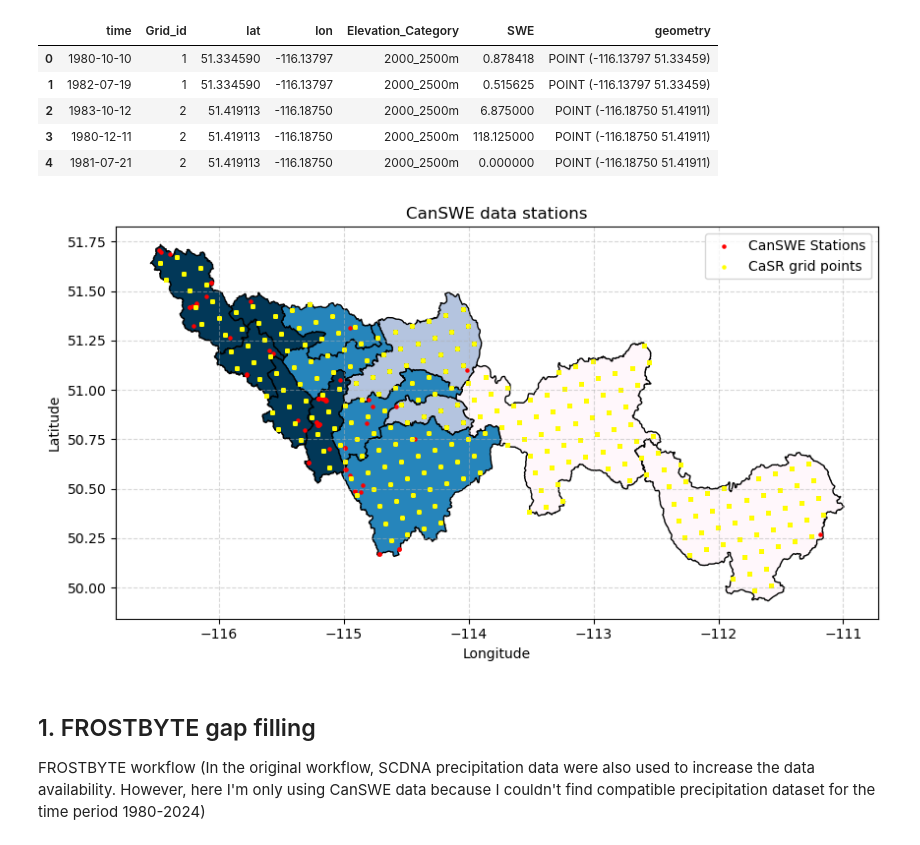
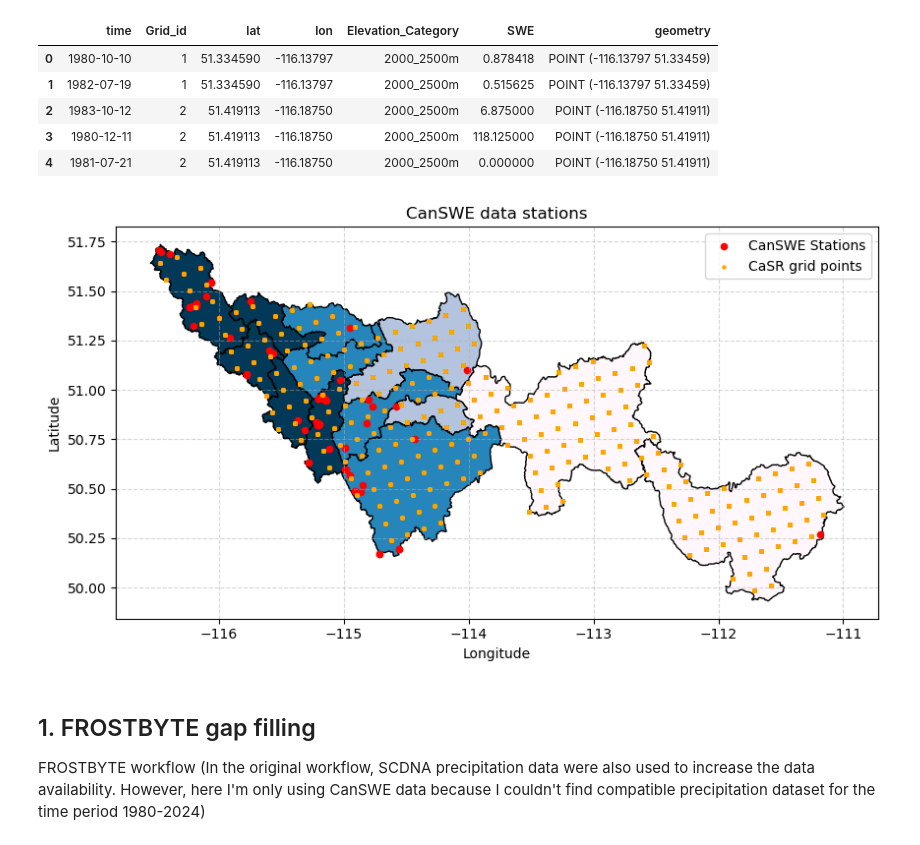
Before and after one commit to hasithajayamaha/snowdroughtindex-main, a Jupyter notebook: notebooks/workflows/0.2_gapfilling_data_preparation_workflow.ipynb, the cells around one changed output. Cells and saved outputs as stored; diff of their text form; code cells hidden in the pictures.

```diff
--- a/notebooks/workflows/0.2_gapfilling_data_preparation_workflow.ipynb
+++ b/notebooks/workflows/0.2_gapfilling_data_preparation_workflow.ipynb
@@ -105,32 +105,32 @@ display(casr_gdf.head())
 # %%
 # Plot Bow basin polygons colored by elevation category
 fig, ax = plt.subplots(figsize=(10, 10))
 
 # Create elevation class column based on 'mean' elevation
 bins = [500, 1000, 1500, 2000, 2500]
 labels = ['500_1000m', '1000_1500m', '1500_2000m', '2000_2500m']
 bow_basin['elev_class'] = pd.cut(bow_basin['mean'], bins=bins, labels=labels, include_lowest=True, right=False)
 
 # Ensure elev_class is a categorical type with desired order
 bow_basin['elev_class'] = pd.Categorical(
     bow_basin['elev_class'],
     categories=labels,
     ordered=True
 )
 
 bow_basin.plot(ax=ax, column='elev_class', cmap='PuBu', legend=True, edgecolor='black')
 # Add station points
-stations_in_basin.plot(ax=ax, color='red', markersize=5, label='CanSWE Stations')
-casr_gdf.plot(ax=ax, color='yellow', markersize=5, label='CaSR grid points')
+stations_in_basin.plot(ax=ax, color='red', markersize=20, label='CanSWE Stations')
+casr_gdf.plot(ax=ax, color='orange', markersize=5, label='CaSR grid points')
 ax.set_title('CanSWE data stations')
 ax.grid(True, linestyle='--', alpha=0.5)
 ax.set_xlabel('Longitude')
 ax.set_ylabel('Latitude')
 ax.legend()
 plt.savefig(str(output_plots / 'bow_basin_by_elev_class.png'), dpi=300)
 plt.show()
 # %% [output]
-[figure, old version]
+[figure, new version]
 # %% [markdown]
 ## 1. FROSTBYTE gap filling
 
```
Also changed, not shown: parts of 1 cell of this notebook, 3 other files.
